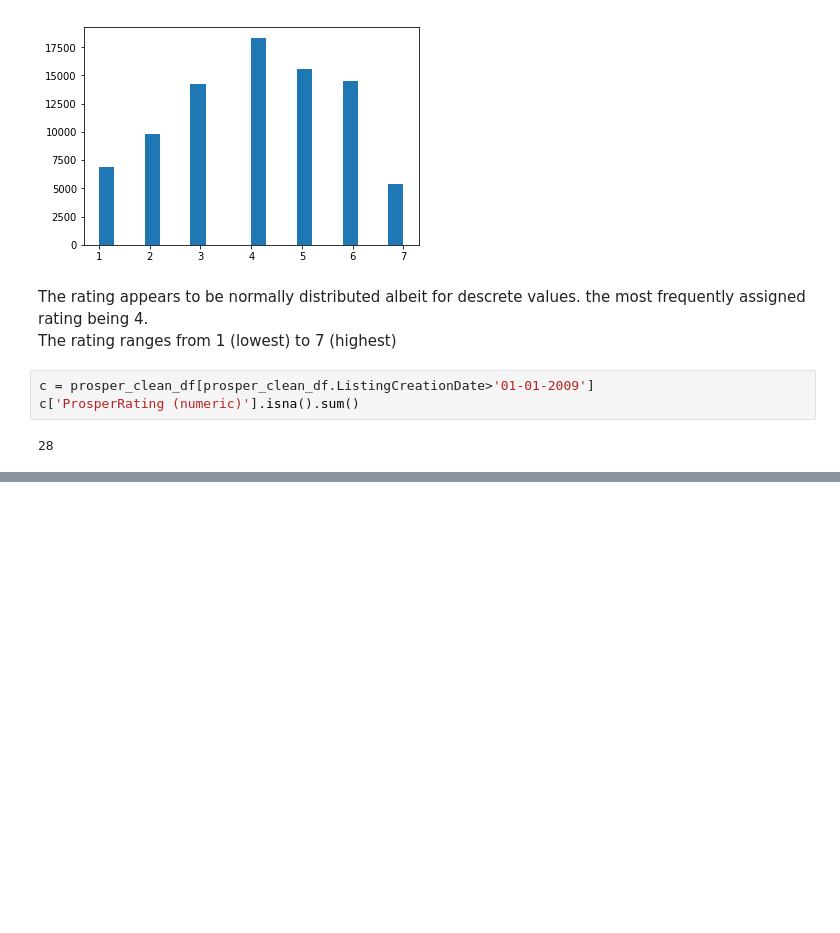
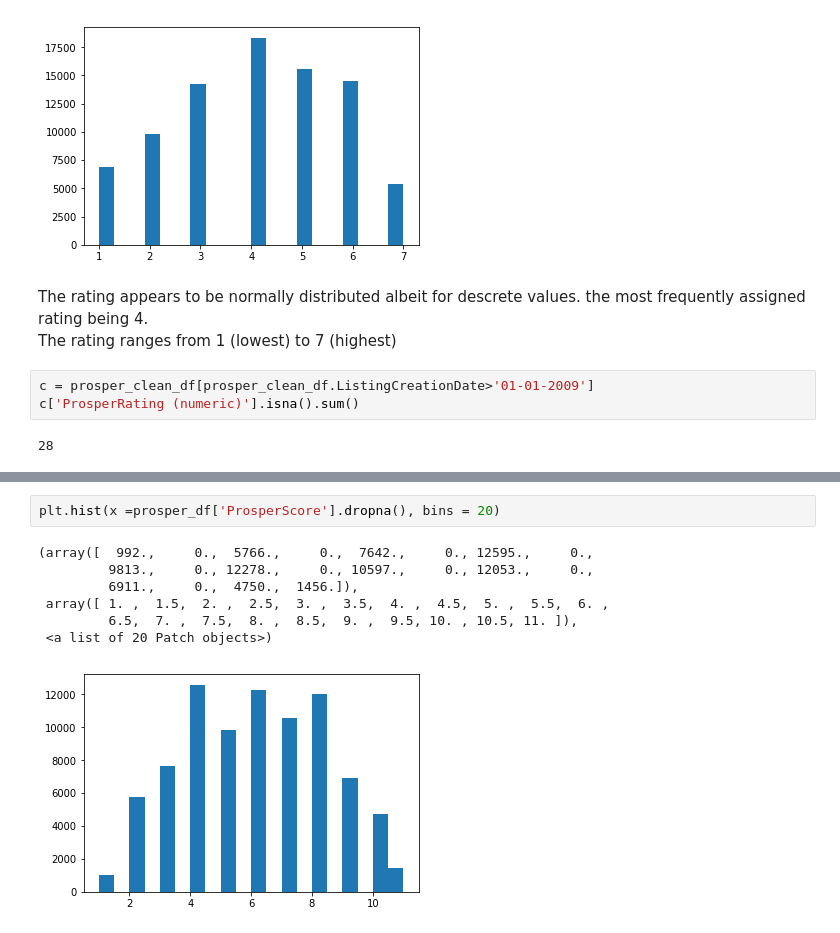
Before and after one commit to rashokanand/explore_prosper_loan_data, a Jupyter notebook: exploration_notebook.ipynb, the cells around one changed output, grey strips where cells are left out. Cells and saved outputs as stored; diff of their text form; blank space fills up the shorter version.

```diff
--- a/exploration_notebook.ipynb
+++ b/exploration_notebook.ipynb
@@ -213,0 +230,10 @@ We can see that there are 28 Loan listings that have missing values for prosper
+# %%
+plt.hist(x =prosper_df['ProsperScore'].dropna(), bins = 20)
+# %% [output]
+(array([  992.,     0.,  5766.,     0.,  7642.,     0., 12595.,     0.,
+         9813.,     0., 12278.,     0., 10597.,     0., 12053.,     0.,
+         6911.,     0.,  4750.,  1456.]),
+ array([ 1. ,  1.5,  2. ,  2.5,  3. ,  3.5,  4. ,  4.5,  5. ,  5.5,  6. ,
+         6.5,  7. ,  7.5,  8. ,  8.5,  9. ,  9.5, 10. , 10.5, 11. ]),
+ <a list of 20 Patch objects>)
+[figure, added]
```
Also changed, not shown: parts of 9 cells of this notebook.
